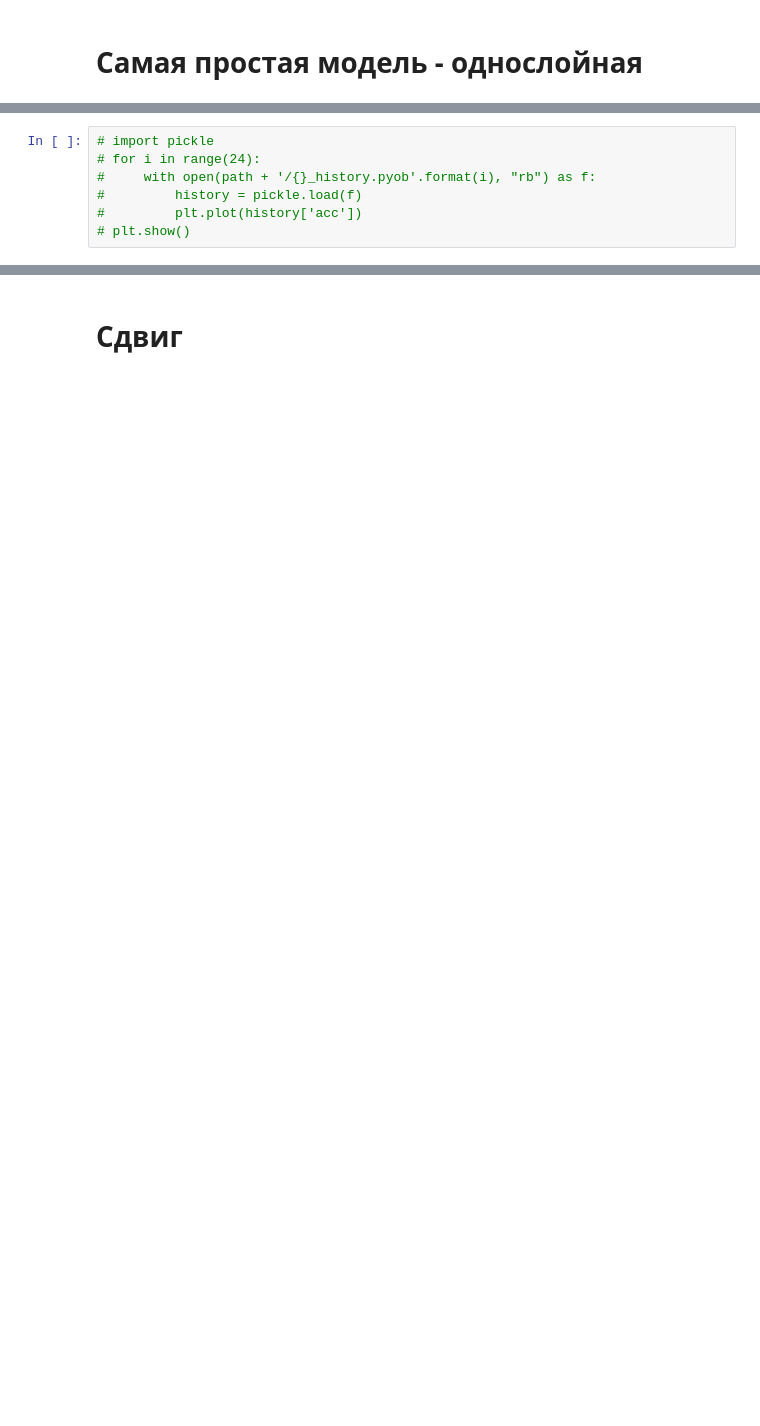
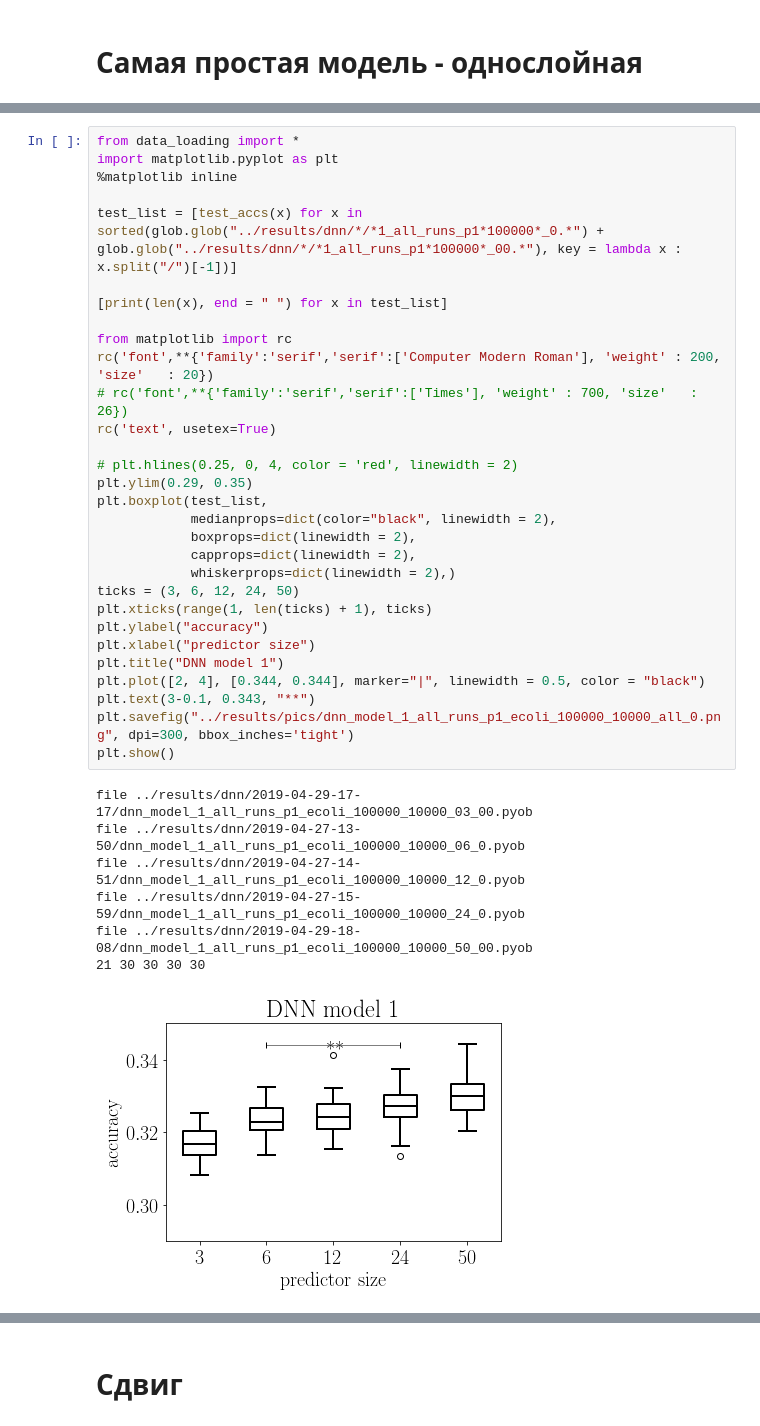
Before and after one commit to litvinanna/neuro_tools, a Jupyter notebook: DNN_litvin.ipynb, the cells around one changed output, grey strips where cells are left out. Drawn from its saved outputs; the diff is of its cells as text; blank space fills up the shorter version.

```diff
--- a/DNN_litvin.ipynb
+++ b/DNN_litvin.ipynb
@@ -61,7 +37,38 @@ MannwhitneyuResult(statistic=436.0, pvalue=0.42089638715580491)
-# %%
-# import pickle
-# for i in range(24):
-#     with open(path + '/{}_history.pyob'.format(i), "rb") as f:
-#         history = pickle.load(f)
-#         plt.plot(history['acc'])
-# plt.show()
+# %%
+from data_loading import *
+import matplotlib.pyplot as plt
+%matplotlib inline
+
+test_list = [test_accs(x) for x in sorted(glob.glob("../results/dnn/*/*1_all_runs_p1*100000*_0.*") + glob.glob("../results/dnn/*/*1_all_runs_p1*100000*_00.*"), key = lambda x : x.split("/")[-1])]
+
+[print(len(x), end = " ") for x in test_list]
+
+from matplotlib import rc
+rc('font',**{'family':'serif','serif':['Computer Modern Roman'], 'weight' : 200, 'size'   : 20})
+# rc('font',**{'family':'serif','serif':['Times'], 'weight' : 700, 'size'   : 26})
+rc('text', usetex=True)
+
+# plt.hlines(0.25, 0, 4, color = 'red', linewidth = 2)
+plt.ylim(0.29, 0.35)
+plt.boxplot(test_list,
+            medianprops=dict(color="black", linewidth = 2),
+            boxprops=dict(linewidth = 2),
+            capprops=dict(linewidth = 2),
+            whiskerprops=dict(linewidth = 2),)
+ticks = (3, 6, 12, 24, 50)
+plt.xticks(range(1, len(ticks) + 1), ticks)
+plt.ylabel("accuracy")
+plt.xlabel("predictor size")
+plt.title("DNN model 1")
+plt.plot([2, 4], [0.344, 0.344], marker="|", linewidth = 0.5, color = "black")
+plt.text(3-0.1, 0.343, "**")
+plt.savefig("../results/pics/dnn_model_1_all_runs_p1_ecoli_100000_10000_all_0.png", dpi=300, bbox_inches='tight')
+plt.show()
+# %% [output]
+file ../results/dnn/2019-04-29-17-17/dnn_model_1_all_runs_p1_ecoli_100000_10000_03_00.pyob
+file ../results/dnn/2019-04-27-13-50/dnn_model_1_all_runs_p1_ecoli_100000_10000_06_0.pyob
+file ../results/dnn/2019-04-27-14-51/dnn_model_1_all_runs_p1_ecoli_100000_10000_12_0.pyob
+file ../results/dnn/2019-04-27-15-59/dnn_model_1_all_runs_p1_ecoli_100000_10000_24_0.pyob
+file ../results/dnn/2019-04-29-18-08/dnn_model_1_all_runs_p1_ecoli_100000_10000_50_00.pyob
+21 30 30 30 30
+[figure, added]
```
Also changed, not shown: parts of 22 cells of this notebook, 12 other files.
